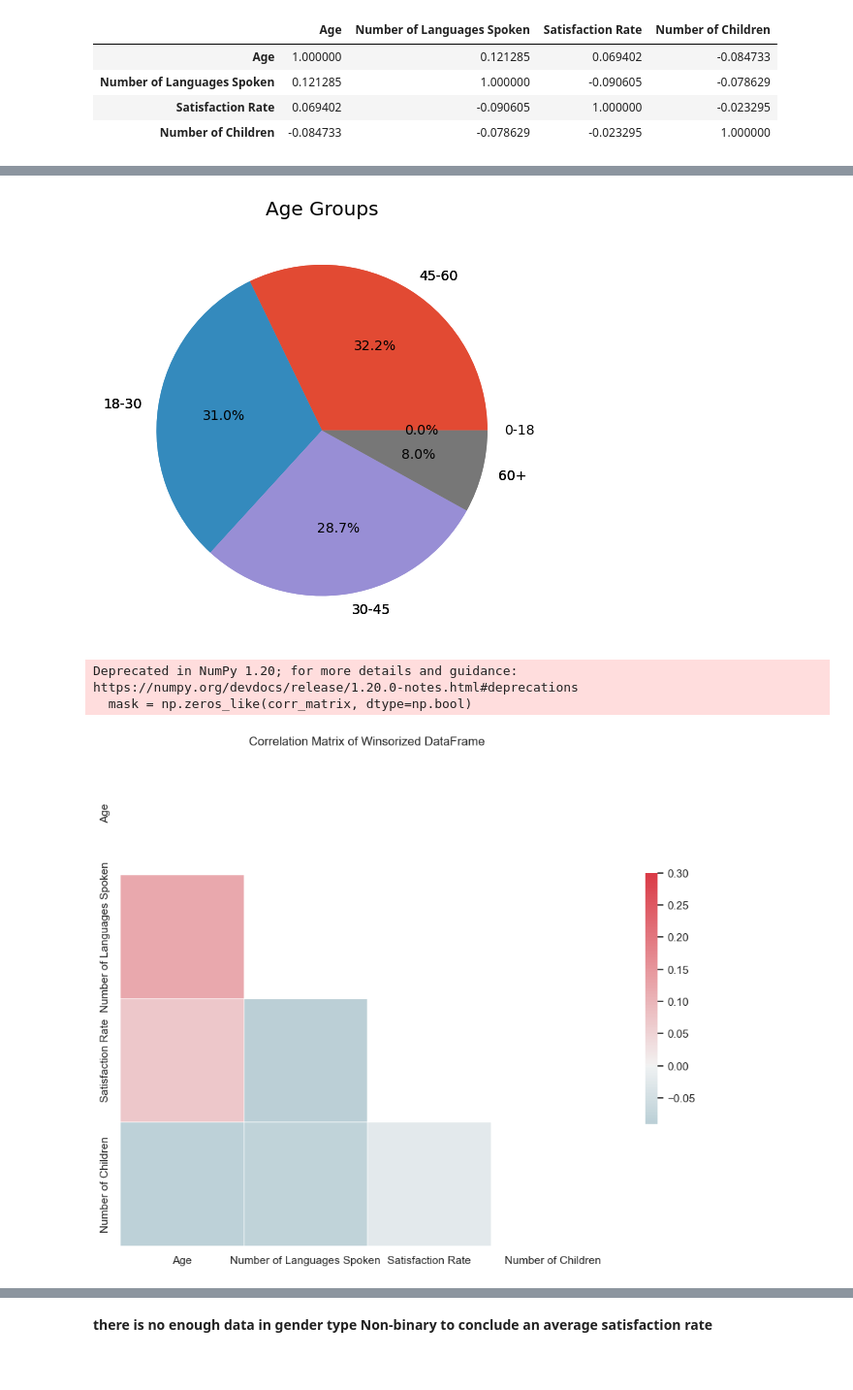
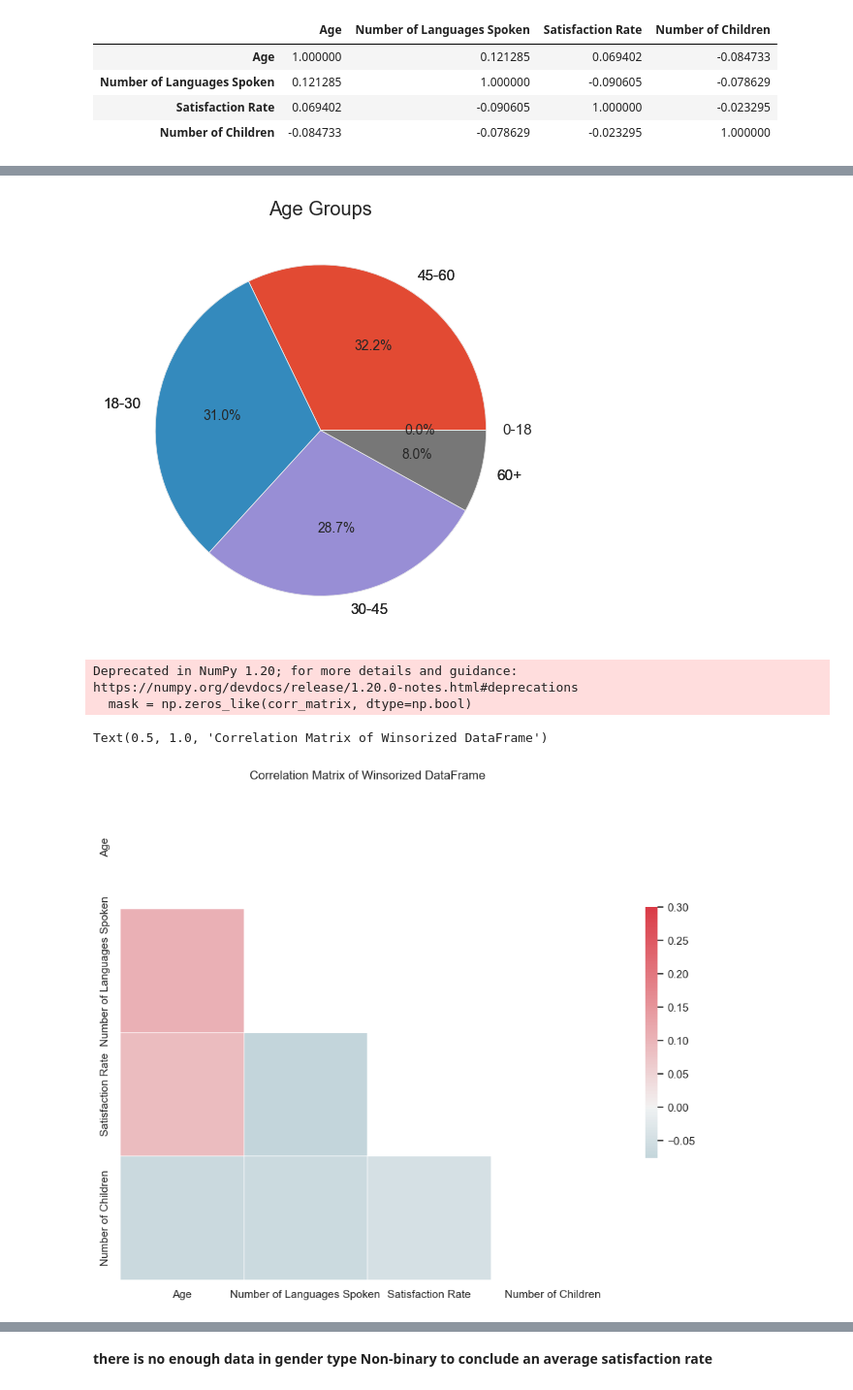
Before and after one commit to lubomirovna/Data_Glacier_Virtual_Internship, a Jupyter notebook: Week_10/eda.ipynb, the cells around one changed output, grey strips where cells are left out. Shown at 97% size. Saved outputs shown, nothing was run; the diff lists cells and outputs as text; code cells hidden in the pictures.

```diff
--- a/Week_10/eda.ipynb
+++ b/Week_10/eda.ipynb
@@ -10,7 +10,7 @@ import plotly.express as px
 plt.style.use('ggplot')
 # %%
 #Read the master data
-df = pd.read_csv("master_data.csv")
+df = pd.read_csv("D:\Projects\Data_Glacier_Virtual_Internship\Week_10\master_data.csv")
 # %% [markdown]
 ### Step 1: Data Understanding
 # %% [markdown]
@@ -34,3 +34,5 @@ df.head()
+# %%
+df.drop('Unnamed: 0', axis=1, inplace=True)
 # %%
 df.dtypes
 # %% [output]
@@ -142,24 +167,24 @@ plt.gca().set_aspect('equal')  # Equal aspect ratio ensures a circular pie chart
 plt.tight_layout()  # Adjusts the padding and spacing
 plt.show()
 # %% [output]
-[figure, old version]
+[figure, new version]
 # %%
 # Create the correlation matrix
-corr_matrix = df.corr()
+corr_matrix = df.corr(numeric_only=True)
 
 # Plot the correlation matrix
 sns.set(style="white")
 mask = np.zeros_like(corr_matrix, dtype=np.bool)
 mask[np.triu_indices_from(mask)] = True
 f, ax = plt.subplots(figsize=(11, 9))
 cmap = sns.diverging_palette(220, 10, as_cmap=True)
 sns.heatmap(corr_matrix, mask=mask, cmap=cmap, vmax=.3, center=0, square=True, linewidths=.5, cbar_kws={"shrink": .5})
 plt.title('Correlation Matrix of Winsorized DataFrame')
-plt.show()
 # %% [output]
 Deprecated in NumPy 1.20; for more details and guidance: https://numpy.org/devdocs/release/1.20.0-notes.html#deprecations
   mask = np.zeros_like(corr_matrix, dtype=np.bool)
+Text(0.5, 1.0, 'Correlation Matrix of Winsorized DataFrame')
-[figure, old version]
+[figure, new version]
 # %%
 # Calculate the average Satisfaction Rate by Education Level
 avg_satisfaction_by_education = df.groupby('Education Level')['Satisfaction Rate'].mean()
```
Also changed, not shown: parts of 13 cells of this notebook.
